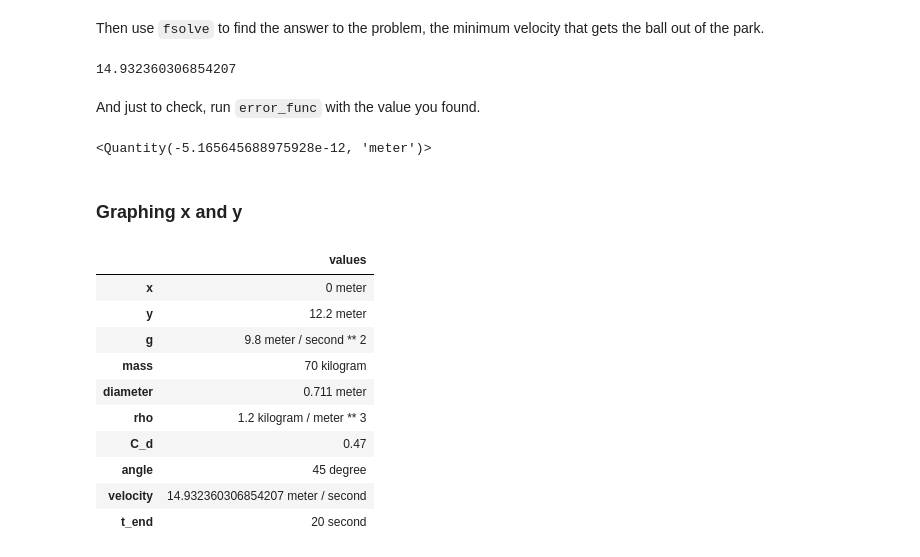
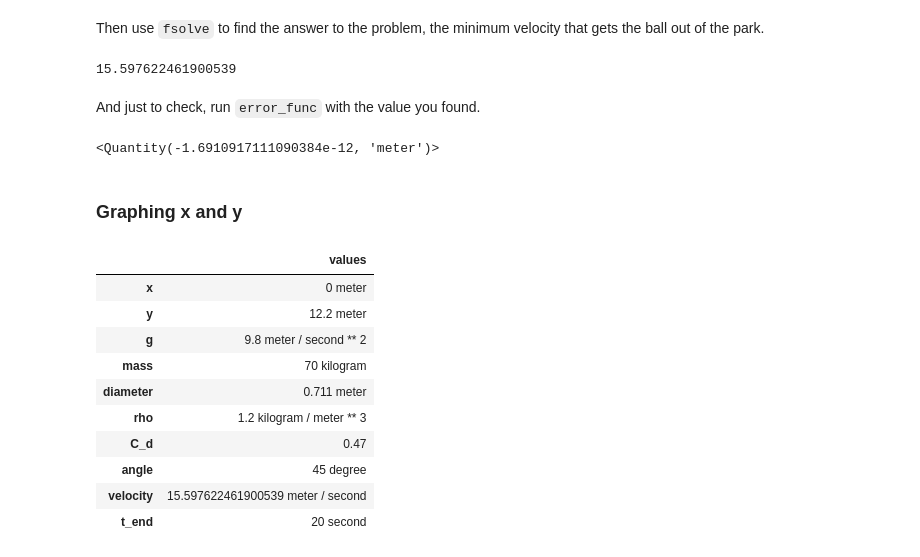
Before and after one commit to MellieZito/Project-3, a Jupyter notebook: code/OlinLaunch.ipynb, the cells around one changed output. Drawn from its saved outputs; the diff is of its cells as text; code cells hidden in the pictures.

```diff
--- a/code/OlinLaunch.ipynb
+++ b/code/OlinLaunch.ipynb
@@ -130,7 +130,7 @@ def event_func1(state, t, system):
     returns: x coordinate - 94.5m
     """
     x, y, vx, vy = state
-    return x - 18 * m
+    return x - 20 * m #final x is 18.71, but we want to ensure they land on the roof, and not before it
 
 event_func(system.init, 0, system)
 
@@ -257,37 +257,37 @@ Then use `fsolve` to find the answer to the problem, the minimum velocity that g
 min_v = fsolve(error_func2, 40, params)
 min_v[0]
 # %% [output]
-14.932360306854207
+15.597622461900539
 # %% [markdown]
 And just to check, run `error_func` with the value you found.
 # %%
 error_func2(min_v[0], params)
 # %% [output]
-<Quantity(-5.165645688975928e-12, 'meter')>
+<Quantity(-1.6910917111090384e-12, 'meter')>
 # %% [markdown]
 ### Graphing x and y
 # %%
-params = Params(x = 0 * m, #original x position
+params2 = Params(x = 0 * m, #original x position
                 y = 12.2 * m, #original y position (12.2 is the height of the edge of West Hall)
                 g = 9.8 * m/s**2, #acceleration due to gravity
                 mass = 70 * kg, #average mass of a human adult
                 diameter = 0.711 * m, #average diameter of a balled-up human (based off Annie)
                 rho = 1.2 * kg/m**3, #density of air
                 C_d = 0.47, #drag coefficient of a sphere
                 angle = 45 * degree, #initial launch angle
                 velocity = min_v[0] * m / s, #initial launch velocity
                 t_end = 20 * s) #point at which to end the simulation
 # %% [output]
 |  | values |
 | x | 0 meter |
 | y | 12.2 meter |
 | g | 9.8 meter / second ** 2 |
 | mass | 70 kilogram |
 | diameter | 0.711 meter |
 | rho | 1.2 kilogram / meter ** 3 |
 | C_d | 0.47 |
 | angle | 45 degree |
-| velocity | 14.932360306854207 meter / second |
+| velocity | 15.597622461900539 meter / second |
 | t_end | 20 second |
 # %%
 def make_system(params):
```
Also changed, not shown: parts of 11 cells of this notebook, 3 other files.
